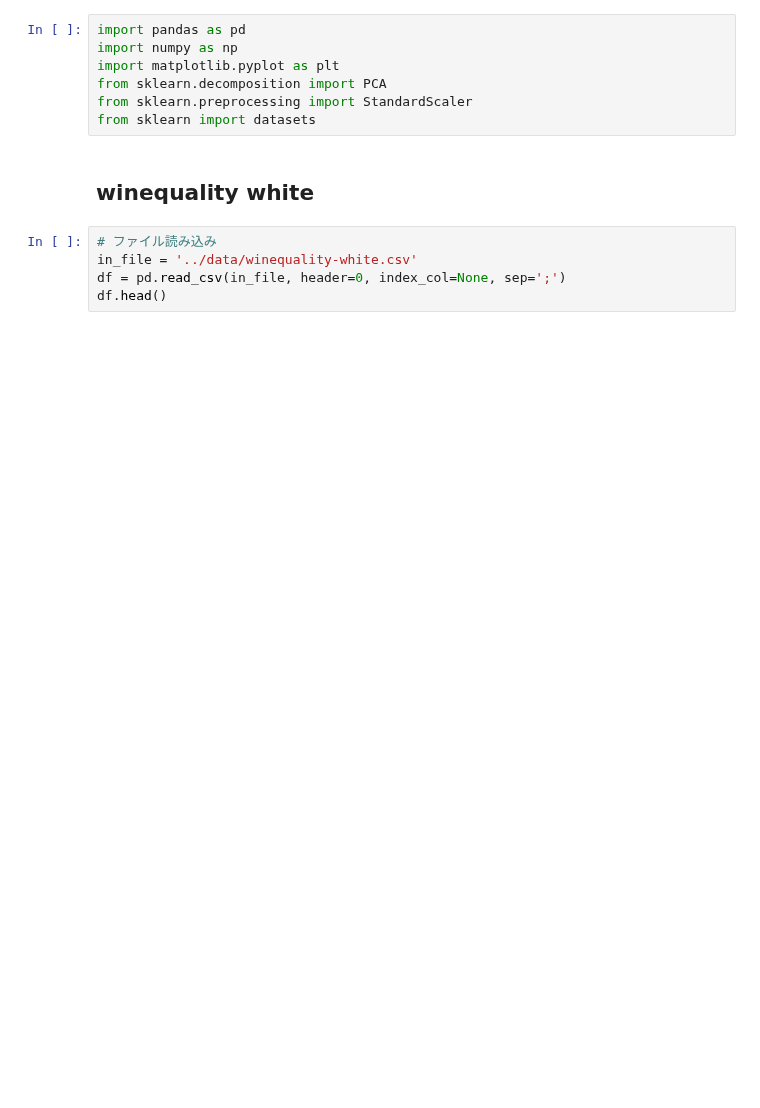
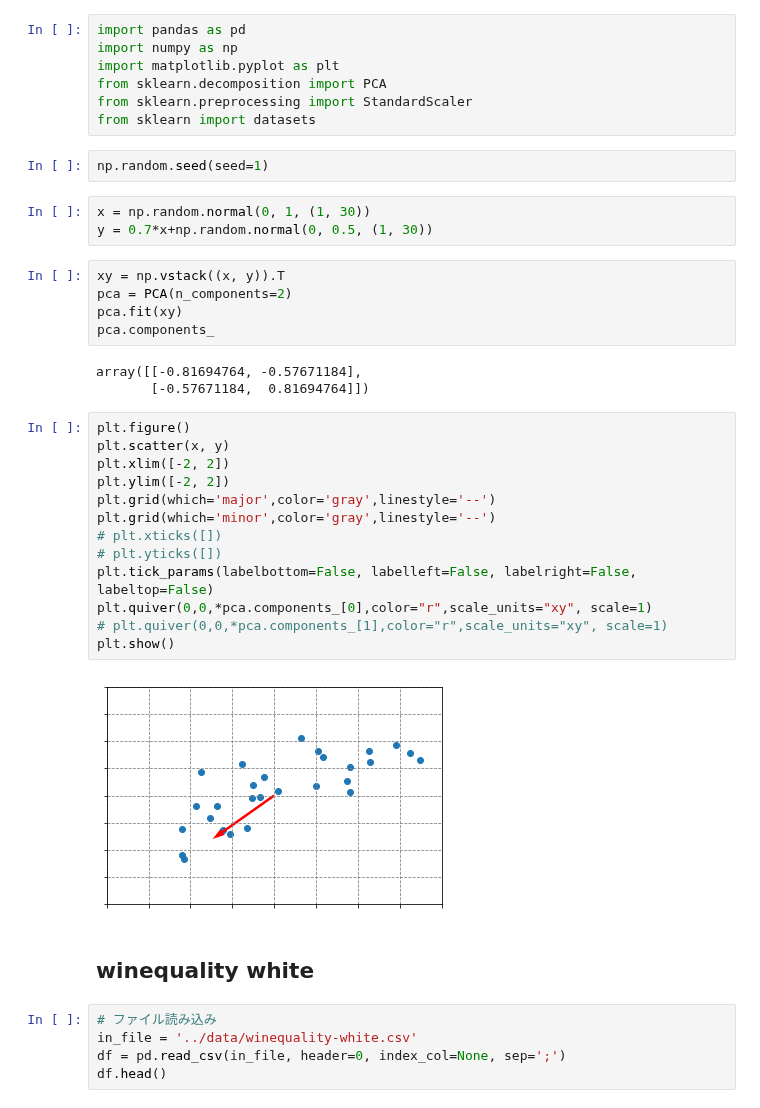
Before and after one commit to tsato-code/python_script, a Jupyter notebook: misc/plot_slide_dimension_reduction.ipynb, the cells around one changed output. Cells and saved outputs as stored; diff of their text form; blank space fills up the shorter version.

```diff
--- a/misc/plot_slide_dimension_reduction.ipynb
+++ b/misc/plot_slide_dimension_reduction.ipynb
@@ -5,6 +5,34 @@ import matplotlib.pyplot as plt
 from sklearn.decomposition import PCA
 from sklearn.preprocessing import StandardScaler
 from sklearn import datasets
+# %%
+np.random.seed(seed=1)
+# %%
+x = np.random.normal(0, 1, (1, 30))
+y = 0.7*x+np.random.normal(0, 0.5, (1, 30))
+# %%
+xy = np.vstack((x, y)).T
+pca = PCA(n_components=2)
+pca.fit(xy)
+pca.components_
+# %% [output]
+array([[-0.81694764, -0.57671184],
+       [-0.57671184,  0.81694764]])
+# %%
+plt.figure()
+plt.scatter(x, y)
+plt.xlim([-2, 2])
+plt.ylim([-2, 2])
+plt.grid(which='major',color='gray',linestyle='--')
+plt.grid(which='minor',color='gray',linestyle='--')
+# plt.xticks([])
+# plt.yticks([])
+plt.tick_params(labelbottom=False, labelleft=False, labelright=False, labeltop=False)
+plt.quiver(0,0,*pca.components_[0],color="r",scale_units="xy", scale=1)
+# plt.quiver(0,0,*pca.components_[1],color="r",scale_units="xy", scale=1)
+plt.show()
+# %% [output]
+[figure, added]
 # %% [markdown]
 ## winequality white
 # %%
```
